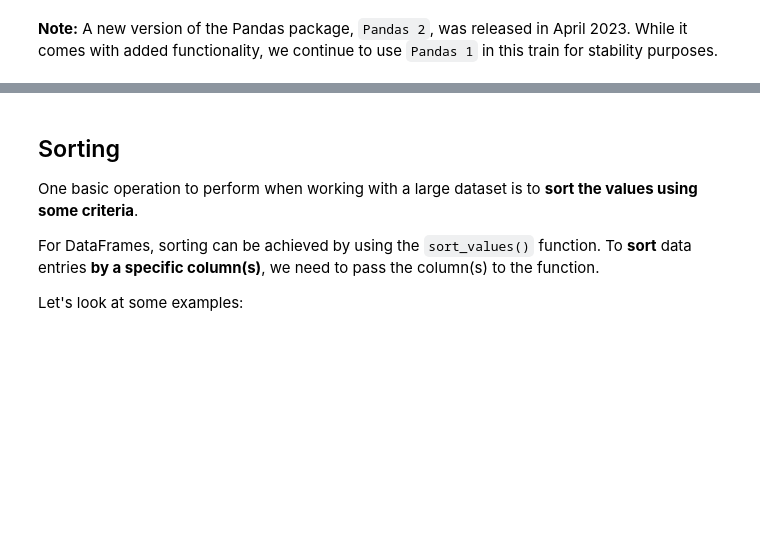
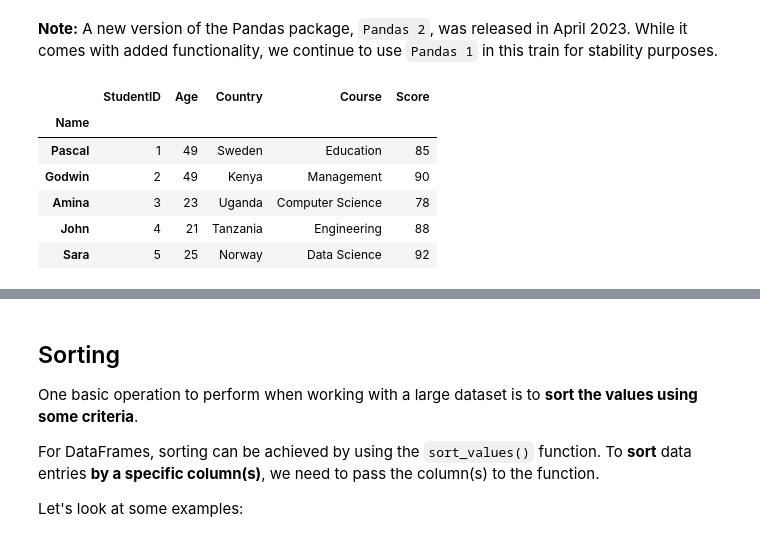
Before and after one commit to Kalungup/Learn-Python-with-Pascal, a Jupyter notebook: Working_With_Dataframes_examples (1).ipynb, the cells around one changed output, grey strips where cells are left out. Saved outputs shown, nothing was run; the diff lists cells and outputs as text; code cells hidden in the pictures; blank space fills up the shorter version.

```diff
--- a/Working_With_Dataframes_examples (1).ipynb
+++ b/Working_With_Dataframes_examples (1).ipynb
@@ -26,6 +26,17 @@ Let's start by **importing** the **Pandas library** and the **dataset**.
 import pandas as pd
 # %% [markdown]
 **Note:** A new version of the Pandas package, `Pandas 2`, was released in April 2023. While it comes with added functionality, we continue to use `Pandas 1` in this train for stability purposes.
+# %%
+df = pd.read_csv("students.csv",index_col = "Name")
+df.head()
+# %% [output]
+|  | StudentID | Age | Country | Course | Score |
+| Name |  |  |  |  |  |
+| Pascal | 1 | 49 | Sweden | Education | 85 |
+| Godwin | 2 | 49 | Kenya | Management | 90 |
+| Amina | 3 | 23 | Uganda | Computer Science | 78 |
+| John | 4 | 21 | Tanzania | Engineering | 88 |
+| Sara | 5 | 25 | Norway | Data Science | 92 |
 # %%
 # Load data - pass 'Name' as our index column.
 df = pd.read_csv('football_players.csv', index_col='Name')
```
Also changed, not shown: parts of 1 cell of this notebook, 4 other files.
